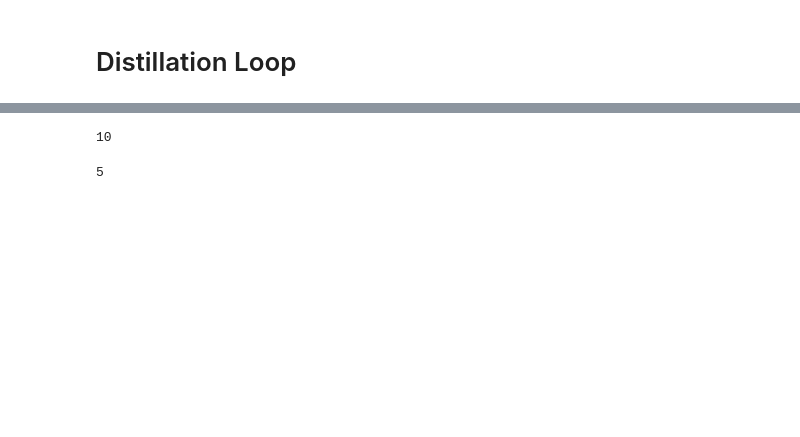
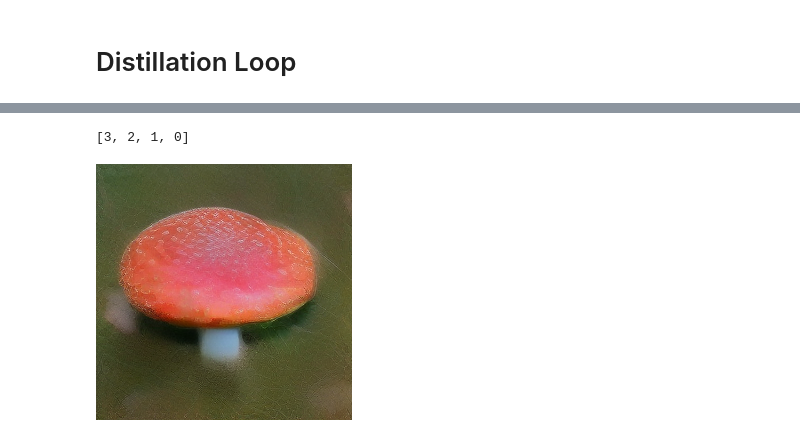
Before and after one commit to Pmobilee/DSD, a Jupyter notebook: cin_256/self-distillation_DiT.ipynb, the cells around one changed output, grey strips where cells are left out. Saved outputs shown, nothing was run; the diff lists cells and outputs as text; code cells hidden in the pictures; blank space fills up the shorter version.

```diff
--- a/cin_256/self-distillation_DiT.ipynb
+++ b/cin_256/self-distillation_DiT.ipynb
@@ -83,7 +102,7 @@ display(samples)
 # %% [markdown]
 # Distillation Loop
 # %%
-from util_DiT import *
+import util_DiT
 import os
 %reload_ext autoreload
 %autoreload 2
@@ -112,7 +131,7 @@ model = DiT_XL_2(input_size=latent_size).to(device)
 state_dict = find_model(f"DiT-XL-2-{image_size}x{image_size}.pt")
 model.load_state_dict(state_dict)
 model.eval() # important!
-vae = AutoencoderKL.from_pretrained(vae_model).to("cpu")
+vae = AutoencoderKL.from_pretrained(vae_model).to("cuda")
 del state_dict, vae_model
 torch.cuda.empty_cache()
 steps = 20
@@ -261,8 +141,0 @@ display(samples)
-# %%
-steps
-# %% [output]
-10
-# %%
-updates
-# %% [output]
-5
@@ -275,0 +142,39 @@ updates
+# %%
+# # Set user inputs:
+# seed = 0 #@param {type:"number"}
+# torch.manual_seed(seed)
+num_sampling_steps = 4 #@param {type:"slider", min:0, max:1000, step:1}
+cfg_scale = 4 #@param {type:"slider", min:1, max:10, step:0.1}
+class_labels = [992] #@param {type:"raw"}
+samples_per_row = 1 #@param {type:"number"}
+
+# Create diffusion object:
+diffusion = create_diffusion(str(num_sampling_steps))
+
+# Create sampling noise:
+n = 1
+z = torch.randn(n, 4, latent_size, latent_size, device=device)
+y = torch.tensor(class_labels, device=device)
+
+# Setup classifier-free guidance:
+z = torch.cat([z, z], 0)
+y_null = torch.tensor([1000] * n, device=device)
+y = torch.cat([y, y_null], 0)
+model_kwargs = dict(y=y, cfg_scale=cfg_scale)
+
+# Sample images:
+samples = diffusion.ddim_sample_loop_progressive(
+    model.forward_with_cfg, z.shape, z, clip_denoised=False,
+    model_kwargs=model_kwargs, progress=True, device=device
+)
+samples, _ = samples.chunk(2, dim=0)  # Remove null class samples
+samples = vae.decode(samples / 0.18215).sample
+
+# Save and display images:
+save_image(samples, "sample.png", nrow=int(samples_per_row),
+           normalize=True, value_range=(-1, 1))
+samples = Image.open("sample.png")
+display(samples)
+# %% [output]
+[3, 2, 1, 0]
+[figure, added]
```
Also changed, not shown: parts of 11 cells of this notebook, 22 other files.
